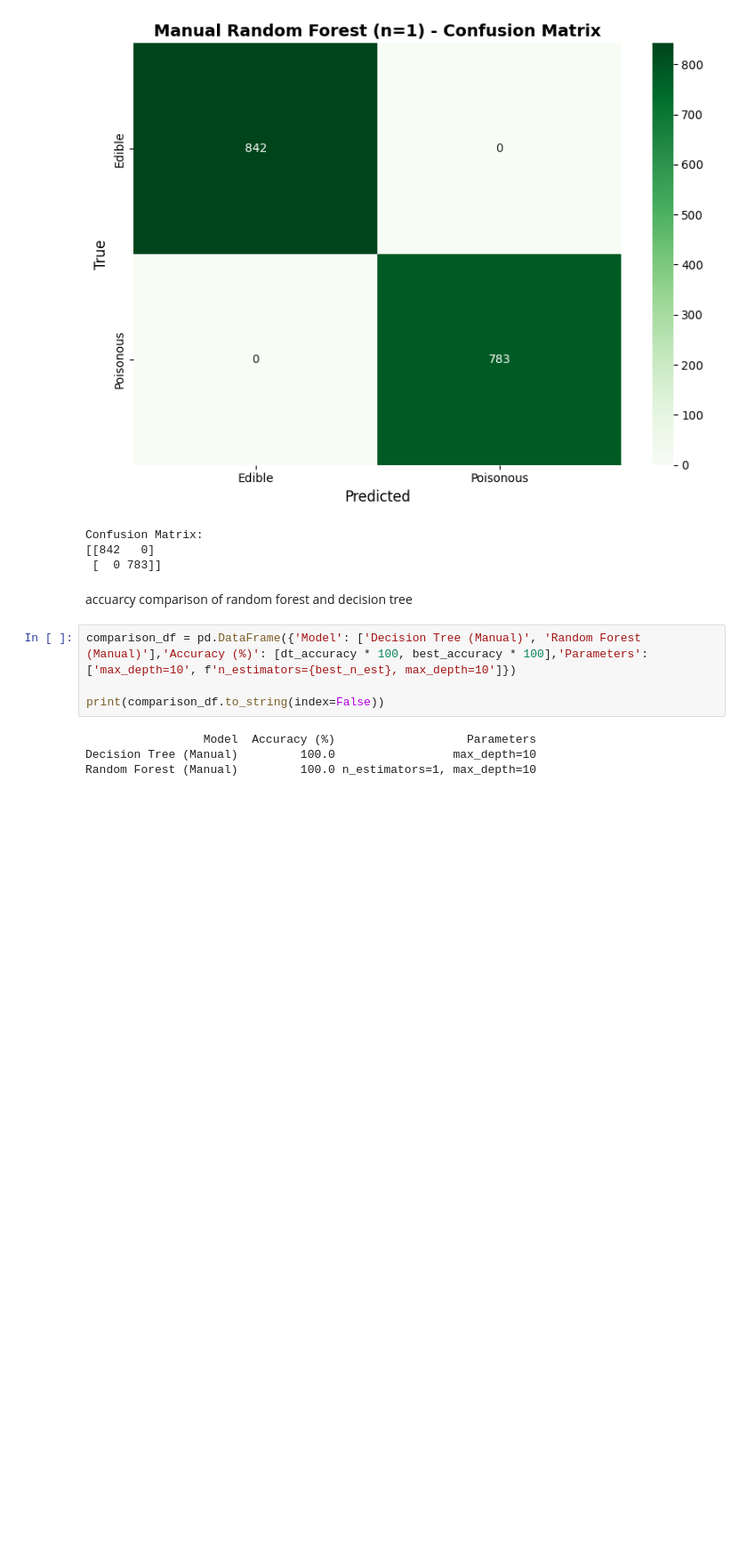
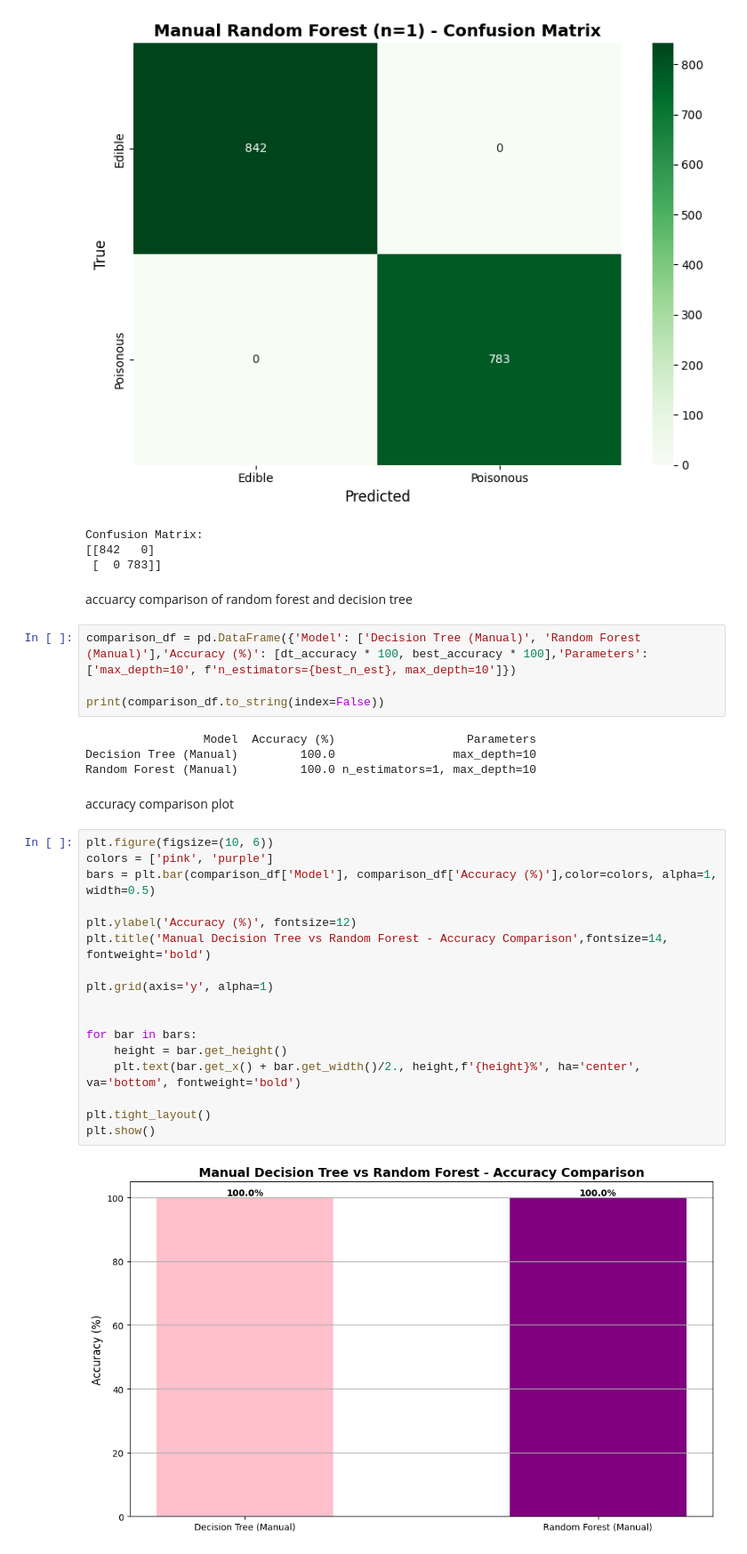
Before and after one commit to Atkiya/Atkiya_ML, a Jupyter notebook: Lab/Lab1.ipynb, the cells around one changed output. Shown at 89% size. Cells and saved outputs as stored; diff of their text form; blank space fills up the shorter version.

Commit message:
Adding accuracy comparison plot

```diff
--- a/Lab/Lab1.ipynb
+++ b/Lab/Lab1.ipynb
@@ -540,3 +540,24 @@ print(comparison_df.to_string(index=False))
                  Model  Accuracy (%)                   Parameters
 Decision Tree (Manual)         100.0                 max_depth=10
 Random Forest (Manual)         100.0 n_estimators=1, max_depth=10
+# %% [markdown]
+accuracy comparison plot
+# %%
+plt.figure(figsize=(10, 6))
+colors = ['pink', 'purple']
+bars = plt.bar(comparison_df['Model'], comparison_df['Accuracy (%)'],color=colors, alpha=1, width=0.5)
+
+plt.ylabel('Accuracy (%)', fontsize=12)
+plt.title('Manual Decision Tree vs Random Forest - Accuracy Comparison',fontsize=14, fontweight='bold')
+
+plt.grid(axis='y', alpha=1)
+
+
+for bar in bars:
+    height = bar.get_height()
+    plt.text(bar.get_x() + bar.get_width()/2., height,f'{height}%', ha='center', va='bottom', fontweight='bold')
+
+plt.tight_layout()
+plt.show()
+# %% [output]
+[figure, added]
```
